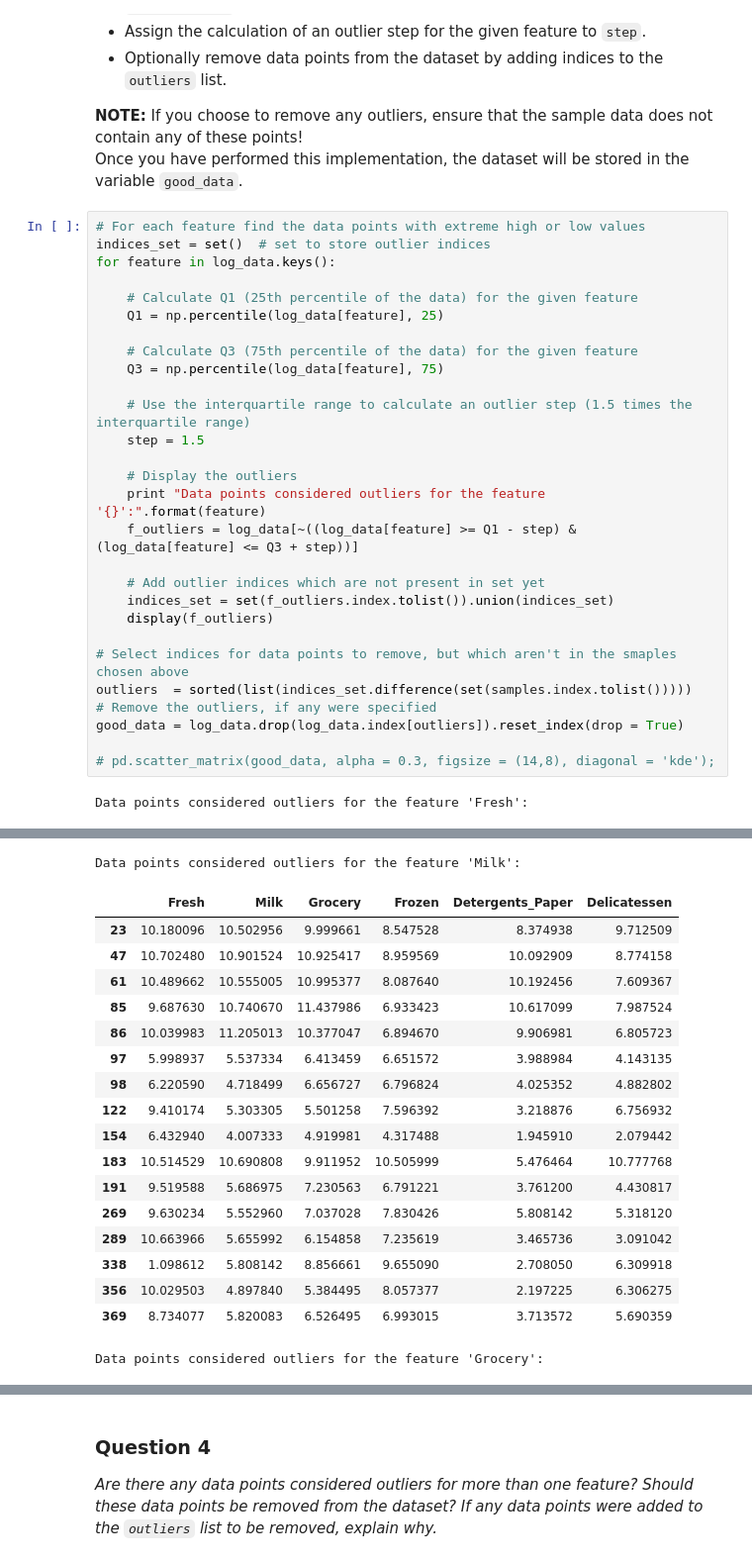
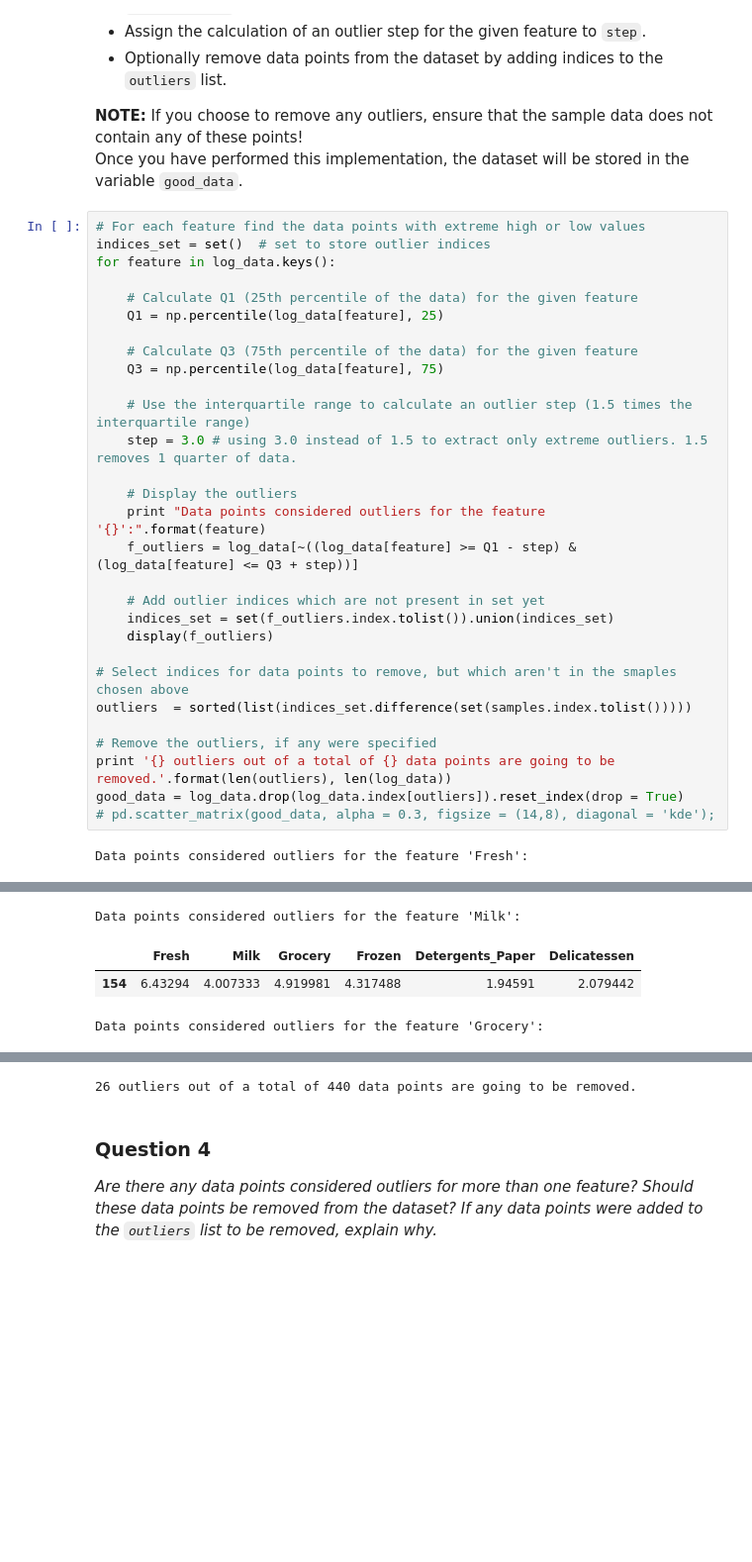
Before and after one commit to airjulio/NanoMachineLearning, a Jupyter notebook: 03_customer_segments/customer_segments.ipynb, the cells around one changed output, grey strips where cells are left out. Shown: that part at 99% size. Drawn from its saved outputs; the diff is of its cells as text; blank space fills up the shorter version.

```diff
--- a/03_customer_segments/customer_segments.ipynb
+++ b/03_customer_segments/customer_segments.ipynb
@@ -197,7 +197,7 @@ for feature in log_data.keys():
     Q3 = np.percentile(log_data[feature], 75)
 
     # Use the interquartile range to calculate an outlier step (1.5 times the interquartile range)
-    step = 1.5
+    step = 3.0 # using 3.0 instead of 1.5 to extract only extreme outliers. 1.5 removes 1 quarter of data.
 
     # Display the outliers
     print "Data points considered outliers for the feature '{}':".format(feature)
@@ -209,9 +209,10 @@ for feature in log_data.keys():
 
 # Select indices for data points to remove, but which aren't in the smaples chosen above
 outliers  = sorted(list(indices_set.difference(set(samples.index.tolist()))))
+
 # Remove the outliers, if any were specified
+print '{} outliers out of a total of {} data points are going to be removed.'.format(len(outliers), len(log_data))
 good_data = log_data.drop(log_data.index[outliers]).reset_index(drop = True)
-
 # pd.scatter_matrix(good_data, alpha = 0.3, figsize = (14,8), diagonal = 'kde');
 # %% [output]
 Data points considered outliers for the feature 'Fresh':
@@ -235,20 +230,5 @@ Data points considered outliers for the feature 'Fresh':
 Data points considered outliers for the feature 'Milk':
 |  | Fresh | Milk | Grocery | Frozen | Detergents_Paper | Delicatessen |
-| 23 | 10.180096 | 10.502956 | 9.999661 | 8.547528 | 8.374938 | 9.712509 |
-| 47 | 10.702480 | 10.901524 | 10.925417 | 8.959569 | 10.092909 | 8.774158 |
-| 61 | 10.489662 | 10.555005 | 10.995377 | 8.087640 | 10.192456 | 7.609367 |
-| 85 | 9.687630 | 10.740670 | 11.437986 | 6.933423 | 10.617099 | 7.987524 |
-| 86 | 10.039983 | 11.205013 | 10.377047 | 6.894670 | 9.906981 | 6.805723 |
-| 97 | 5.998937 | 5.537334 | 6.413459 | 6.651572 | 3.988984 | 4.143135 |
-| 98 | 6.220590 | 4.718499 | 6.656727 | 6.796824 | 4.025352 | 4.882802 |
-| 122 | 9.410174 | 5.303305 | 5.501258 | 7.596392 | 3.218876 | 6.756932 |
-| 154 | 6.432940 | 4.007333 | 4.919981 | 4.317488 | 1.945910 | 2.079442 |
-| 183 | 10.514529 | 10.690808 | 9.911952 | 10.505999 | 5.476464 | 10.777768 |
-| 191 | 9.519588 | 5.686975 | 7.230563 | 6.791221 | 3.761200 | 4.430817 |
-| 269 | 9.630234 | 5.552960 | 7.037028 | 7.830426 | 5.808142 | 5.318120 |
-| 289 | 10.663966 | 5.655992 | 6.154858 | 7.235619 | 3.465736 | 3.091042 |
-| 338 | 1.098612 | 5.808142 | 8.856661 | 9.655090 | 2.708050 | 6.309918 |
-| 356 | 10.029503 | 4.897840 | 5.384495 | 8.057377 | 2.197225 | 6.306275 |
-| 369 | 8.734077 | 5.820083 | 6.526495 | 6.993015 | 3.713572 | 5.690359 |
+| 154 | 6.43294 | 4.007333 | 4.919981 | 4.317488 | 1.94591 | 2.079442 |
 Data points considered outliers for the feature 'Grocery':
 |  | Fresh | Milk | Grocery | Frozen | Detergents_Paper | Delicatessen |
@@ -321,3 +261,4 @@ Data points considered outliers for the feature 'Delicatessen':
+26 outliers out of a total of 440 data points are going to be removed.
 # %% [markdown]
 ### Question 4
 *Are there any data points considered outliers for more than one feature? Should these data points be removed from the dataset? If any data points were added to the `outliers` list to be removed, explain why.*
```
Also changed, not shown: parts of 13 cells of this notebook.
